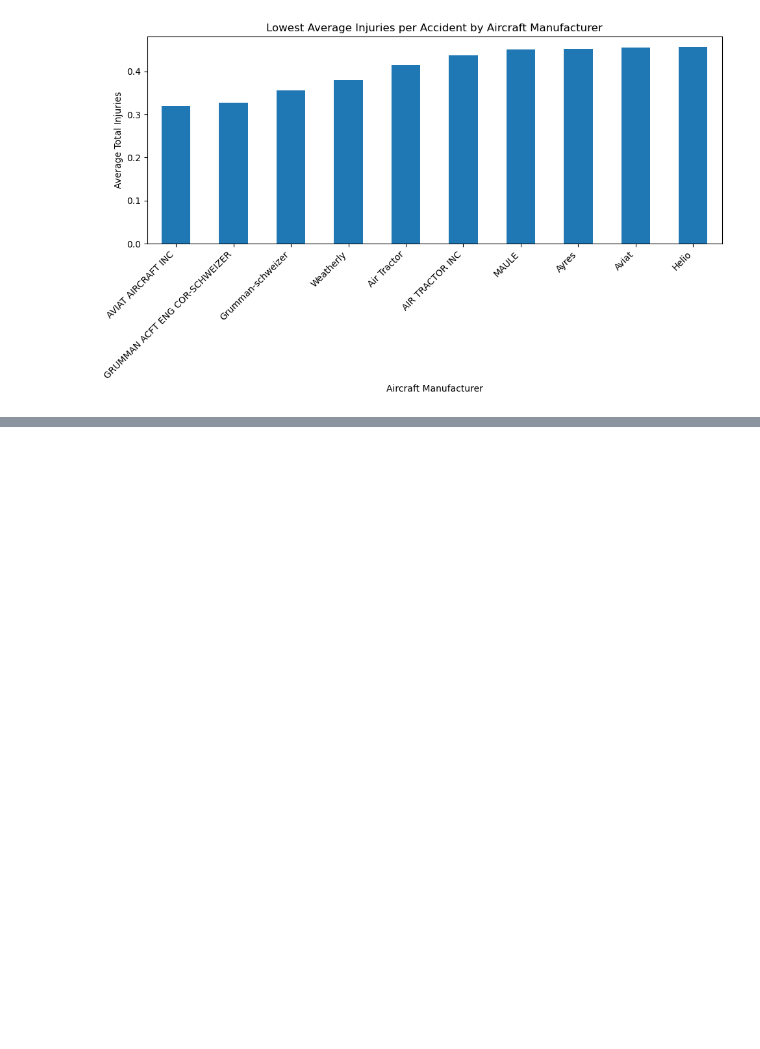
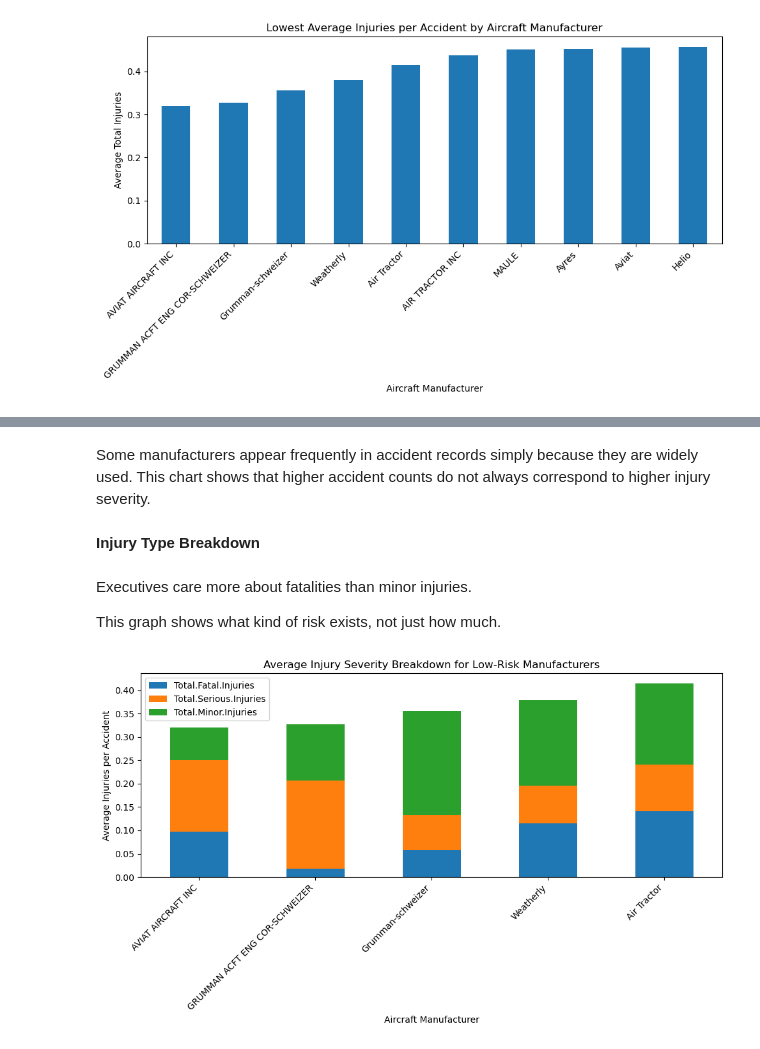
Before and after one commit to michelleotieno12-netizen/aviation-safety-analysis1, a Jupyter notebook: notebooks/01_aviation_safety_analysis.ipynb, the cells around one changed output, grey strips where cells are left out. Cells and saved outputs as stored; diff of their text form; code cells hidden in the pictures; blank space fills up the shorter version.

```diff
--- a/notebooks/01_aviation_safety_analysis.ipynb
+++ b/notebooks/01_aviation_safety_analysis.ipynb
@@ -421,0 +446,35 @@ plt.show()
+# %% [markdown]
+Some manufacturers appear frequently in accident records simply because they are widely used. This chart shows that higher accident counts do not always correspond to higher injury severity.
+# %% [markdown]
+**Injury Type Breakdown**
+# %% [markdown]
+Executives care more about fatalities than minor injuries.
+
+This graph shows what kind of risk exists, not just how much.
+# %%
+severity_by_make = (
+    risk_df
+    .groupby("Make")[[
+        "Total.Fatal.Injuries",
+        "Total.Serious.Injuries",
+        "Total.Minor.Injuries"
+    ]]
+    .mean()
+    .loc[top_low_risk.index]
+)
+
+severity_by_make.plot(
+    kind="bar",
+    figsize=(10, 6),
+    stacked=True
+)
+
+plt.title("Average Injury Severity Breakdown for Low-Risk Manufacturers")
+plt.ylabel("Average Injuries per Accident")
+plt.xlabel("Aircraft Manufacturer")
+plt.xticks(rotation=45, ha="right")
+
+plt.tight_layout()
+plt.show()
+# %% [output]
+[figure, added]
```
Also changed, not shown: parts of 18 cells of this notebook.
